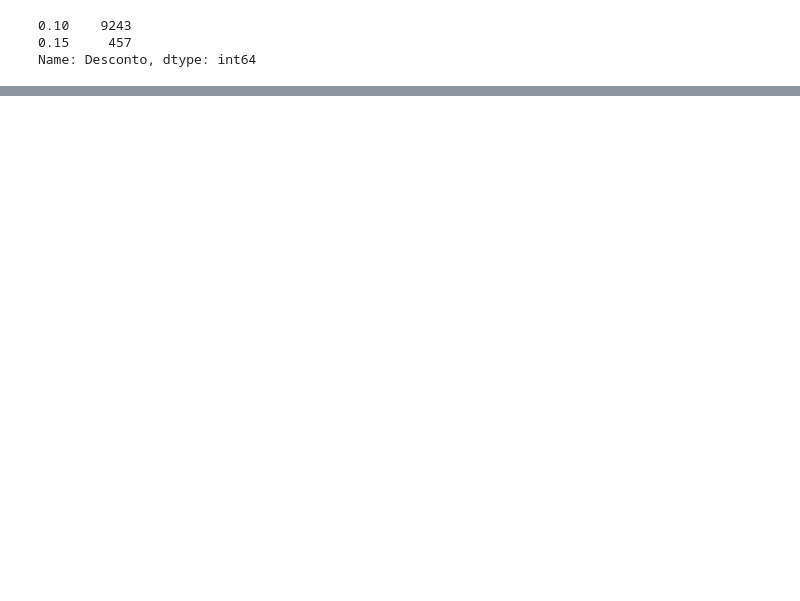
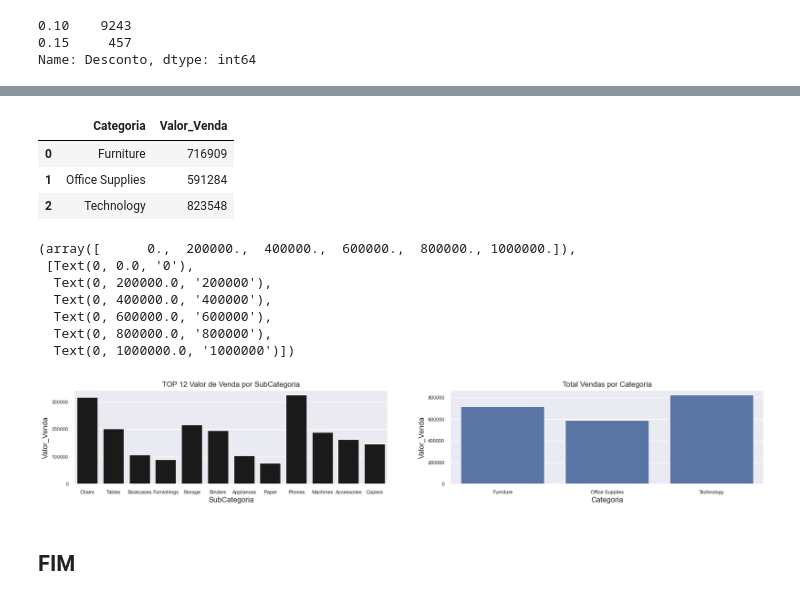
Before and after one commit to eduardamota/Pyhton-DSA, a Jupyter notebook: Cap13/Projeto2-Problema Varejo.ipynb, the cells around one changed output, grey strips where cells are left out. Saved outputs shown, nothing was run; the diff lists cells and outputs as text; code cells hidden in the pictures; blank space fills up the shorter version.

```diff
--- a/Cap13/Projeto2-Problema Varejo.ipynb
+++ b/Cap13/Projeto2-Problema Varejo.ipynb
@@ -476,0 +447,39 @@ plt.yticks(fontsize=8)
+# %%
+top12_categoria
+# %% [output]
+|  | Categoria | Valor_Venda |
+| 0 | Furniture | 716909 |
+| 1 | Office Supplies | 591284 |
+| 2 | Technology | 823548 |
+# %%
+#definindo o tamanho das figuras
+fig =plt.figure(figsize=(20, 6))
+
+# Gráfico 1 - Barras de Count
+fig.add_subplot(221)
+sns.barplot(x='SubCategoria', y='Valor_Venda', data=top12_categoria_subcategoria, color = 'k')
+plt.title('TOP 12 Valor de Venda por SubCategoria')
+
+plt.xticks(fontsize=8)
+plt.yticks(fontsize=8)
+
+
+
+# Gráfico 2 - Gráfico de pizza
+fig.add_subplot(222)
+sns.barplot(x='Categoria', y='Valor_Venda', data=top12_categoria, color = 'b')
+plt.title('Total Vendas por Categoria')
+
+plt.xticks(fontsize=8)
+plt.yticks(fontsize=8)
+# %% [output]
+(array([      0.,  200000.,  400000.,  600000.,  800000., 1000000.]),
+ [Text(0, 0.0, '0'),
+  Text(0, 200000.0, '200000'),
+  Text(0, 400000.0, '400000'),
+  Text(0, 600000.0, '600000'),
+  Text(0, 800000.0, '800000'),
+  Text(0, 1000000.0, '1000000')])
+[figure, added]
+# %% [markdown]
+## FIM
```
Also changed, not shown: parts of 44 cells of this notebook.
